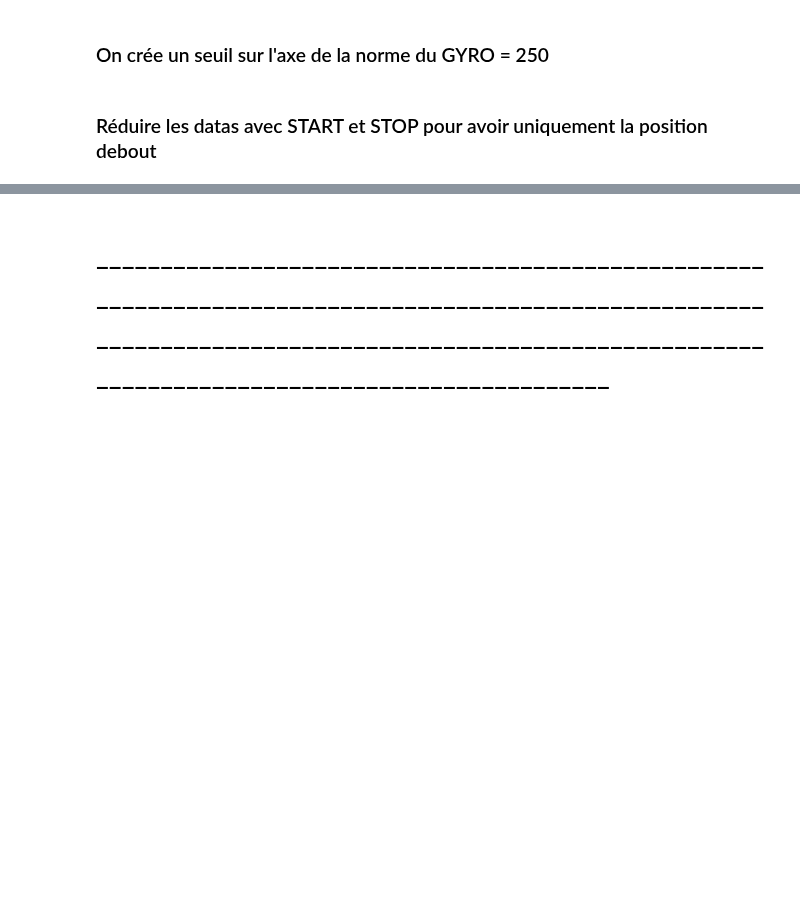
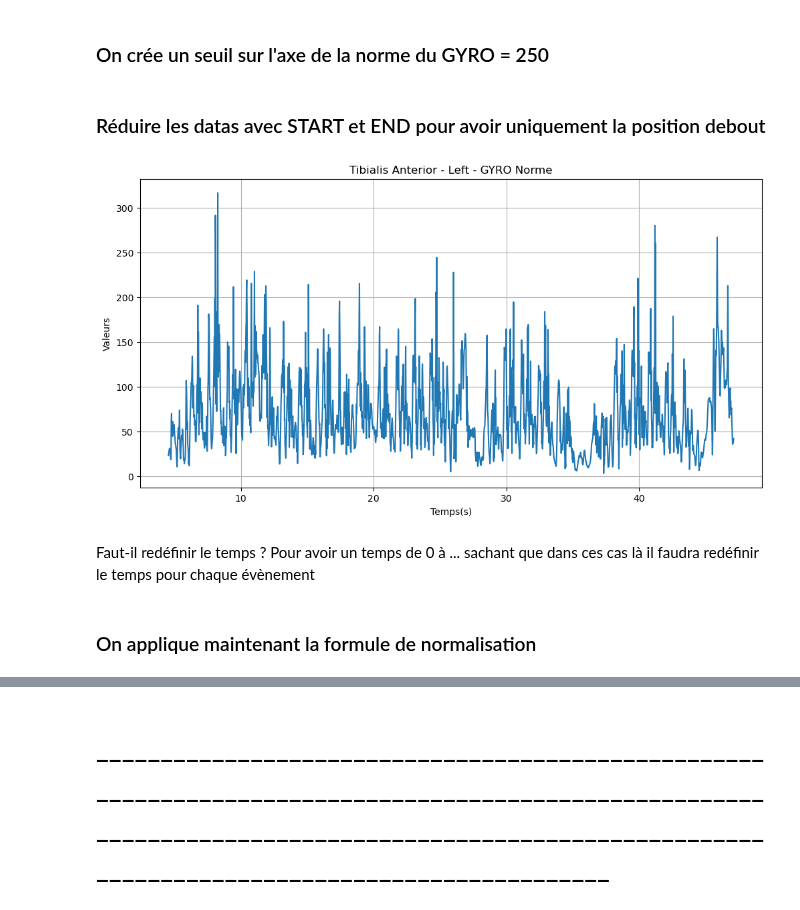
Before and after one commit to Anthoplc/Detect-FOG, a Jupyter notebook: code/Preprocessing.ipynb, the cells around one changed output, grey strips where cells are left out. Saved outputs shown, nothing was run; the diff lists cells and outputs as text; code cells hidden in the pictures; blank space fills up the shorter version.

Commit message:
Normalisation des données

```diff
--- a/code/Preprocessing.ipynb
+++ b/code/Preprocessing.ipynb
@@ -470,9 +458,9 @@ nouveau_dictionnaire = filtrer_donnees(donnees_patient_16)
 a = nouveau_dictionnaire["Tibialis Anterior"]["Left"]["GYRO"]["Y"]
 b = nouveau_dictionnaire["metadata"]["Temps"]
 # %% [markdown]
-### Réduire les datas avec START et STOP pour avoir uniquement la position debout
+### Réduire les datas avec START et END pour avoir uniquement la position debout
 # %%
-def extract_axes_data_interval(data):
+def extract_data_interval(data):
     # Extraire les temps de début et de fin du parcours
     start_time = data["Parcours"]["START"][0]
     end_time = data["Parcours"]["END"][0]
@@ -496,8 +484,6 @@ def extract_axes_data_interval(data):
                     data_interval[sensor][side][measure] = {}
                     for axis, axis_data in measure_data.items():
                         data_interval[sensor][side][measure][axis] = axis_data[start_index:end_index+1]
-                    # Ajouter les données de norme pour chaque axe
-                    data_interval[sensor][side][measure]["norme"] = measure_data["norme"][start_index:end_index+1]
 
     # Copier les données de "metadata", "Parcours" et "FOG"
     data_interval["metadata"] = data["metadata"]
@@ -513,4 +499,12 @@ def extract_axes_data_interval(data):
     return data_interval
 
 # Utilisation de la fonction
-data_interval = extract_axes_data_interval(donnees_patient_16_update)
+data_interval = extract_data_interval(donnees_patient_16_update)
+# %%
+plot_data(data_interval, "Tibialis Anterior", "Left","GYRO", "norme", True, data_interval["metadata"]["Temps"])
+# %% [output]
+[figure, added]
+# %% [markdown]
+Faut-il redéfinir le temps ? Pour avoir un temps de 0 à ... sachant que dans ces cas là il faudra redéfinir le temps pour chaque évènement
+# %% [markdown]
+### On applique maintenant la formule de normalisation
```
Also changed, not shown: parts of 8 cells of this notebook.
